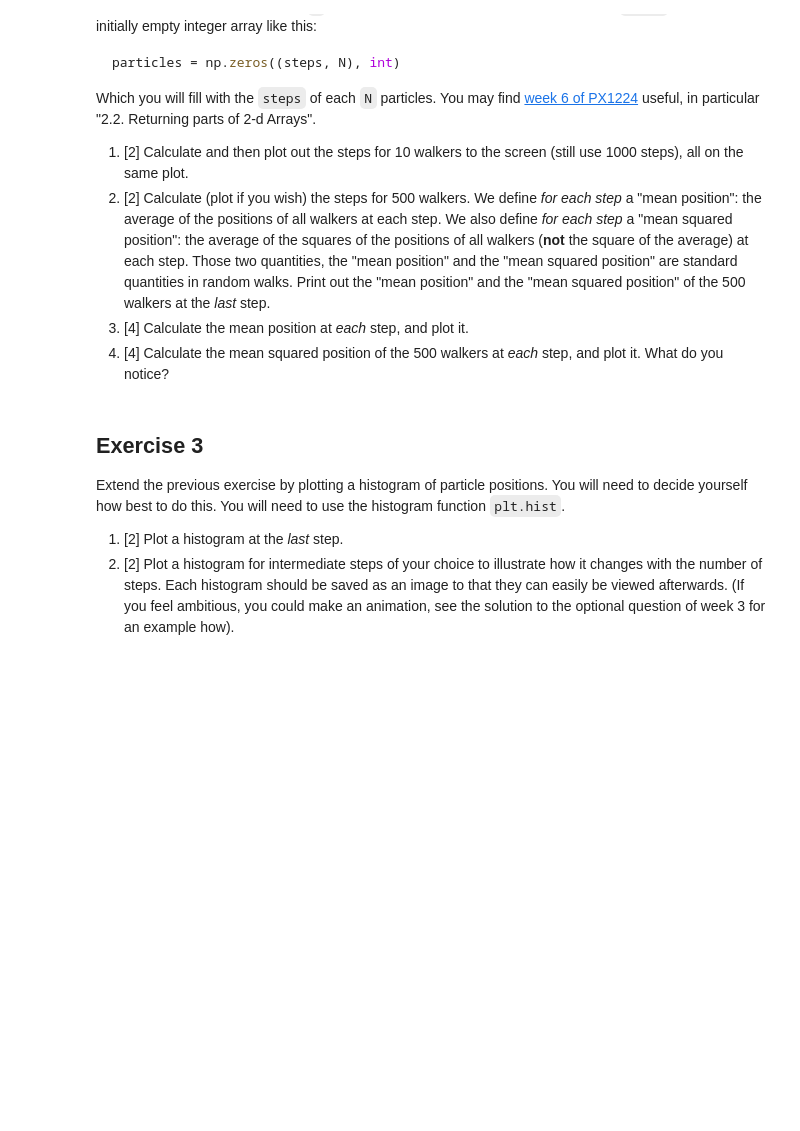
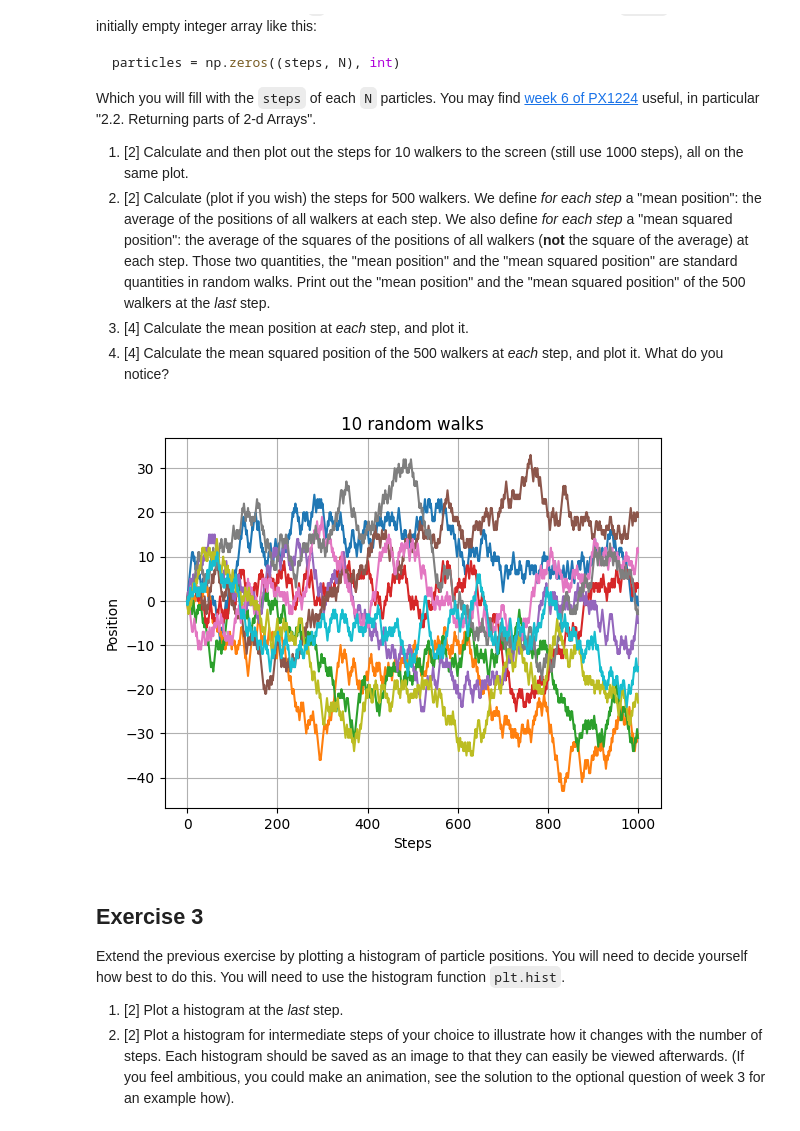
Before and after one commit to PX2145-2025/week-7-b-Houdmont-Joshua, a Jupyter notebook: Random_walk.ipynb, the cells around one changed output. Drawn from its saved outputs; the diff is of its cells as text; code cells hidden in the pictures; blank space fills up the shorter version.

```diff
--- a/Random_walk.ipynb
+++ b/Random_walk.ipynb
@@ -110,6 +110,21 @@ Which you will fill with the `steps` of each `N` particles. You may find [week 6
  3. [4] Calculate the mean position at _each_ step, and plot it.
  4. [4] Calculate the mean squared position of the 500 walkers at _each_ step, and
 plot it. What do you notice?
+# %%
+#part 1
+steps = 1000
+N = 10
+particles = np.zeros((steps, N), int)
+for i in range(N):
+  particles10 = walk(steps)
+  plt.plot(particles10)
+plt.title('10 random walks')
+plt.xlabel('Steps')
+plt.ylabel('Position')
+plt.grid()
+plt.show()
+# %% [output]
+[figure, added]
 # %% [markdown]
 ## Exercise 3
 Extend the previous exercise by plotting a histogram of particle positions. You will need to decide yourself how best to do this. You will need to use the histogram function `plt.hist`.
```
Also changed, not shown: parts of 1 cell of this notebook.
